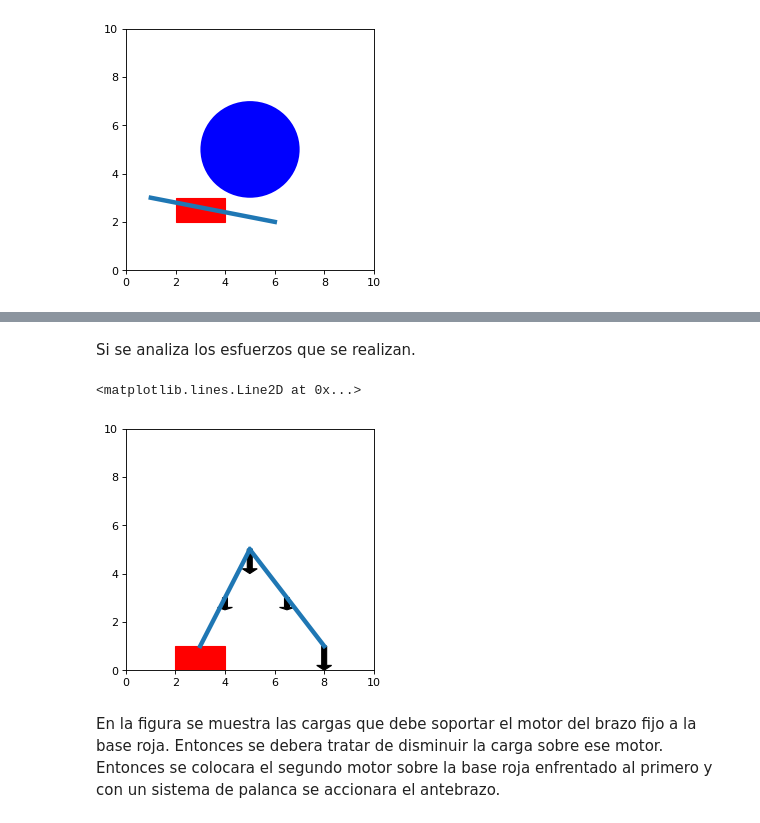
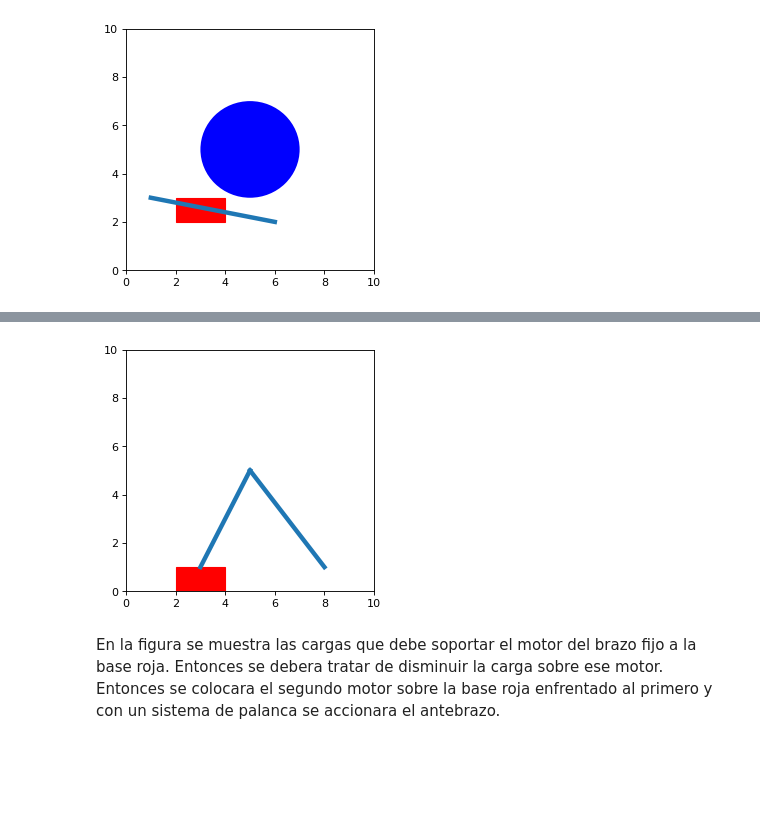
Before and after one commit to hoyosdani/Digital_unsa, a Jupyter notebook: cuaderno_brazo.ipynb, the cells around one changed output, grey strips where cells are left out. Cells and saved outputs as stored; diff of their text form; code cells hidden in the pictures; blank space fills up the shorter version.

```diff
--- a/cuaderno_brazo.ipynb
+++ b/cuaderno_brazo.ipynb
@@ -159,14 +228,14 @@ Se comenzara dibujando solos los segmentos del brazo. En el prgrama se muestra e
 # %%
 from matplotlib import pyplot as plt
 from matplotlib import path
-fig = plt.figure()
-fig.set_dpi(80)
-fig.set_size_inches(4, 4)
-ax = plt.axes(xlim=(0, 10), ylim=(0, 10))
-linea1 = plt.Line2D((3, 5),(1 ,5), lw=4)
-linea2 = plt.Line2D((5,8),(5 ,1), lw=4)
-
-rectangulo=plt.Rectangle((2,0),2,1,0,color="red")
-ax.add_patch(rectangulo)
-ax.add_line(linea1)
-ax.add_line(linea2)
+def dibujo():
+    fig = plt.figure()
+    fig.set_dpi(80)
+    fig.set_size_inches(4, 4)
+    ax = plt.axes(xlim=(0, 10), ylim=(0, 10))
+    linea1 = plt.Line2D((3, 5),(1 ,5), lw=4)
+    linea2 = plt.Line2D((5,8),(5 ,1), lw=4)
+    rectangulo=plt.Rectangle((2,0),2,1,0,color="red")
+    ax.add_patch(rectangulo)
+    ax.add_line(linea1)
+    ax.add_line(linea2)
@@ -176,31 +242,7 @@ ax.add_line(linea2)
-# %% [markdown]
-Si se analiza los esfuerzos que se realizan.
-# %%
-from matplotlib import pyplot as plt
-from matplotlib import path
-fig = plt.figure()
-fig.set_dpi(80)
-fig.set_size_inches(4, 4)
-ax = plt.axes(xlim=(0, 10), ylim=(0, 10))
-linea1 = plt.Line2D((3, 5),(1 ,5), lw=4)
-linea2 = plt.Line2D((5,8),(5 ,1), lw=4)
-flecha1= plt.Arrow(5,5,0,-1,width=1,color="black")
-flecha2= plt.Arrow(8,1,0,-1,width=1,color="black")
-flecha3= plt.Arrow(6.5,3,0,-0.5,width=1,color="black")
-flecha4= plt.Arrow(4,3,0,-0.5,width=1,color="black")
-
-
-rectangulo=plt.Rectangle((2,0),2,1,0,color="red")
-ax.add_patch(rectangulo)
-ax.add_patch(flecha1)
-ax.add_patch(flecha2)
-ax.add_patch(flecha3)
-ax.add_patch(flecha4)
-ax.add_line(linea1)
-ax.add_line(linea2)
-# %% [output]
-<matplotlib.lines.Line2D at 0x...>
-[figure, removed]
+# %%
+dibujo()
+# %% [output]
+[figure, added]
 # %% [markdown]
 En la figura se muestra las cargas que debe soportar el motor del brazo fijo a la base roja.  Entonces se debera tratar de disminuir la carga sobre ese motor. Entonces se colocara el segundo motor sobre la base roja enfrentado al primero y  con un sistema de palanca se accionara el antebrazo.
 # %% [markdown]
```
Also changed, not shown: parts of 117 cells of this notebook, 4 other files.
